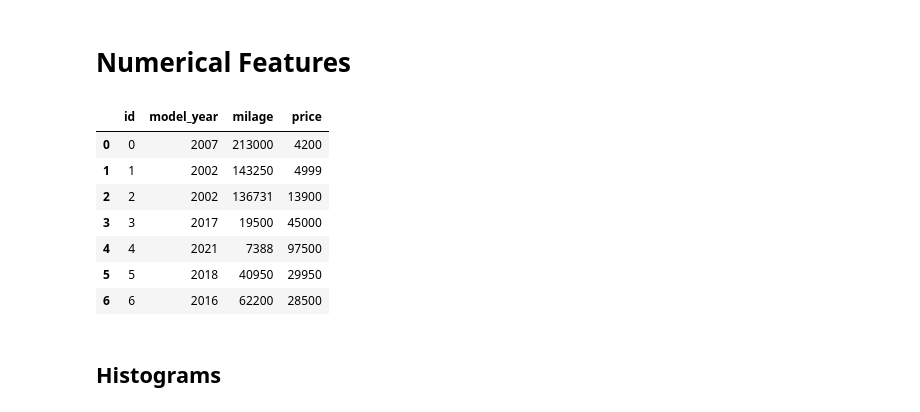
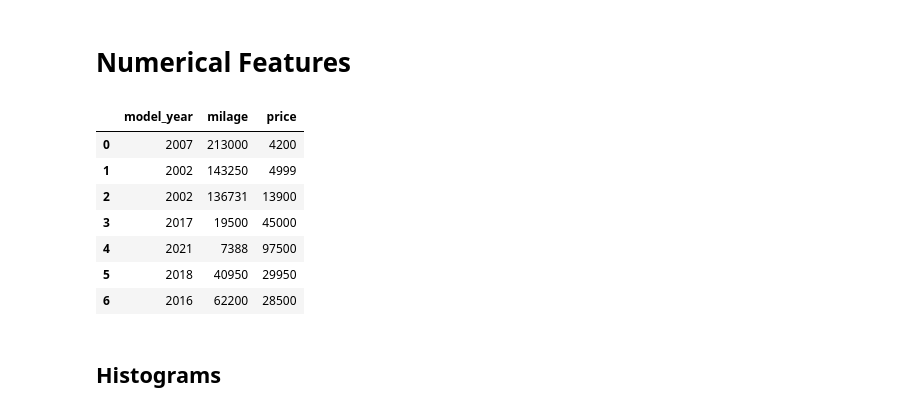
Before and after one commit to MDeus-ai/My_KAGGLE_Work, a Jupyter notebook: S4Ep9(Regression For Used Cars)/EDA/exploration.ipynb, the cells around one changed output. Cells and saved outputs as stored; diff of their text form; code cells hidden in the pictures.

```diff
--- a/S4Ep9(Regression For Used Cars)/EDA/exploration.ipynb
+++ b/S4Ep9(Regression For Used Cars)/EDA/exploration.ipynb
@@ -47,16 +47,17 @@ memory usage: 18.7+ MB
 # Numerical Features
 # %%
 num_features = dataset.select_dtypes(include=np.number)
+num_features.drop(labels='id', axis=1, inplace=True)
 num_features.head(7)
 # %% [output]
-|  | id | model_year | milage | price |
-| 0 | 0 | 2007 | 213000 | 4200 |
-| 1 | 1 | 2002 | 143250 | 4999 |
-| 2 | 2 | 2002 | 136731 | 13900 |
-| 3 | 3 | 2017 | 19500 | 45000 |
-| 4 | 4 | 2021 | 7388 | 97500 |
-| 5 | 5 | 2018 | 40950 | 29950 |
-| 6 | 6 | 2016 | 62200 | 28500 |
+|  | model_year | milage | price |
+| 0 | 2007 | 213000 | 4200 |
+| 1 | 2002 | 143250 | 4999 |
+| 2 | 2002 | 136731 | 13900 |
+| 3 | 2017 | 19500 | 45000 |
+| 4 | 2021 | 7388 | 97500 |
+| 5 | 2018 | 40950 | 29950 |
+| 6 | 2016 | 62200 | 28500 |
 # %% [markdown]
 ## Histograms
 # %%
```
Also changed, not shown: parts of 1 cell of this notebook.
